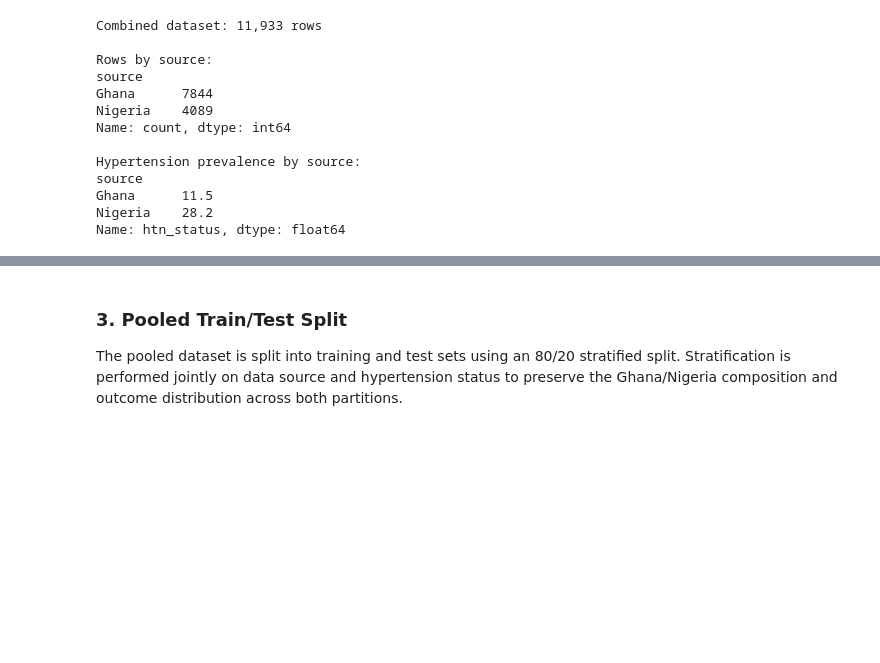
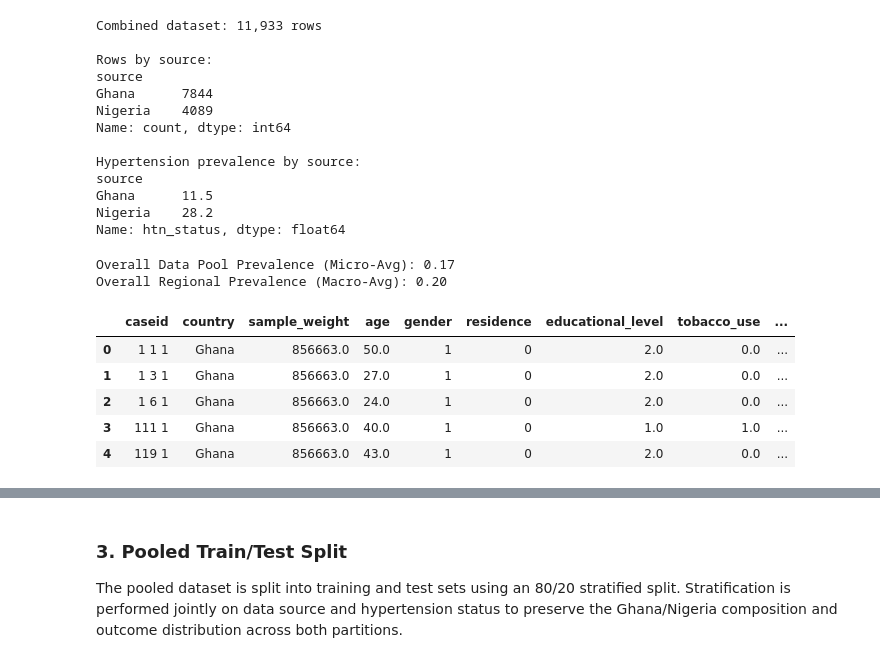
Before and after one commit to Phawazz/HyperSense, a Jupyter notebook: HyperSense v1.2/02_regional_adaptatbility.ipynb, the cells around one changed output, grey strips where cells are left out. Cells and saved outputs as stored; diff of their text form; code cells hidden in the pictures; blank space fills up the shorter version.

```diff
--- a/HyperSense v1.2/02_regional_adaptatbility.ipynb
+++ b/HyperSense v1.2/02_regional_adaptatbility.ipynb
@@ -246,3 +249,28 @@ source
 Ghana      11.5
 Nigeria    28.2
 Name: htn_status, dtype: float64
+# %%
+# --- Prevalence Calculations ---
+# Micro-avg captures the class imbalance for ML thresholding.
+# Macro-avg adjusts for the unequal sample sizes between Ghana/Nigeria for the sake of reporting.
+
+# 1. Micro-average (True data distribution baseline)
+micro_prevalence = pooled["htn_status"].mean()
+print(f"Overall Data Pool Prevalence (Micro-Avg): {micro_prevalence:.2f}")
+
+# 2. Macro-average (Regional baseline)
+country_rates = pooled.groupby("source")["htn_status"].mean()
+macro_prevalence = country_rates.mean()
+print(f"Overall Regional Prevalence (Macro-Avg): {macro_prevalence:.2f}")
+# %% [output]
+Overall Data Pool Prevalence (Micro-Avg): 0.17
+Overall Regional Prevalence (Macro-Avg): 0.20
+# %%
+pooled.head()
+# %% [output]
+|  | caseid | country | sample_weight | age | gender | residence | educational_level | tobacco_use | ... |
+| 0 | 1 1 1 | Ghana | 856663.0 | 50.0 | 1 | 0 | 2.0 | 0.0 | ... |
+| 1 | 1 3 1 | Ghana | 856663.0 | 27.0 | 1 | 0 | 2.0 | 0.0 | ... |
+| 2 | 1 6 1 | Ghana | 856663.0 | 24.0 | 1 | 0 | 2.0 | 0.0 | ... |
+| 3 | 111 1 | Ghana | 856663.0 | 40.0 | 1 | 0 | 1.0 | 1.0 | ... |
+| 4 | 119 1 | Ghana | 856663.0 | 43.0 | 1 | 0 | 2.0 | 0.0 | ... |
```
Also changed, not shown: parts of 14 cells of this notebook.
